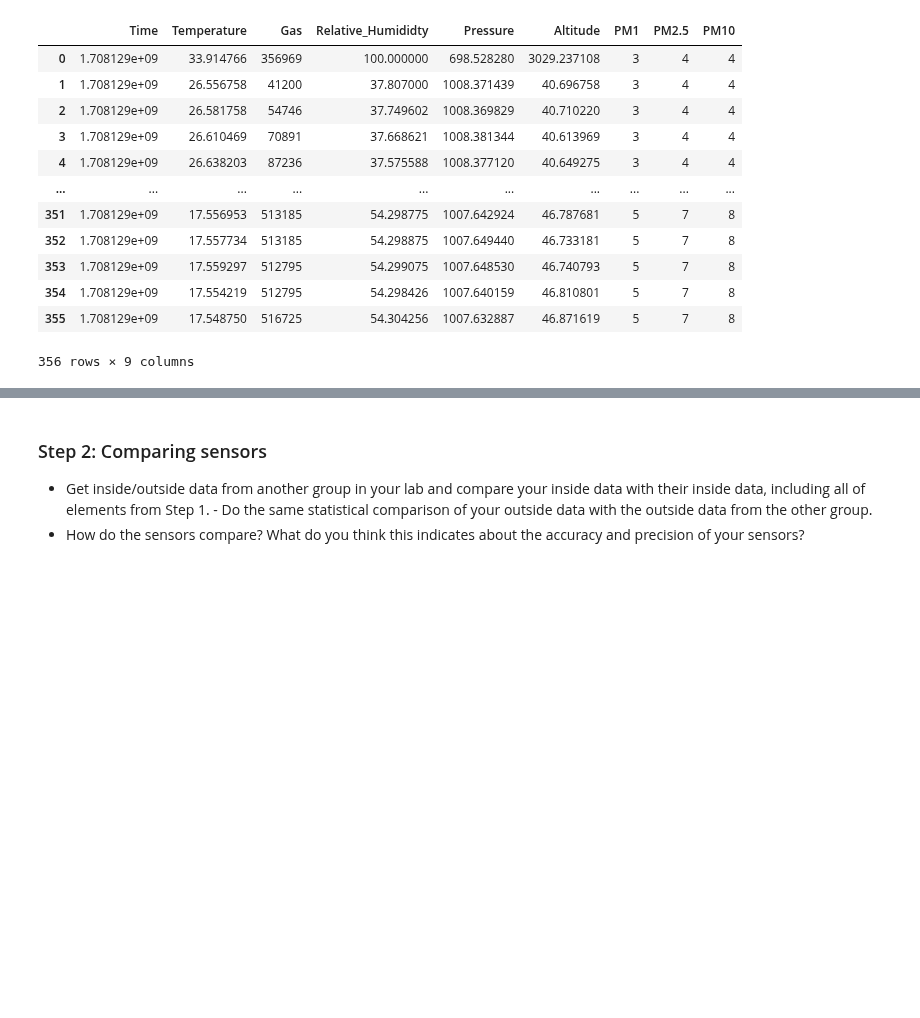
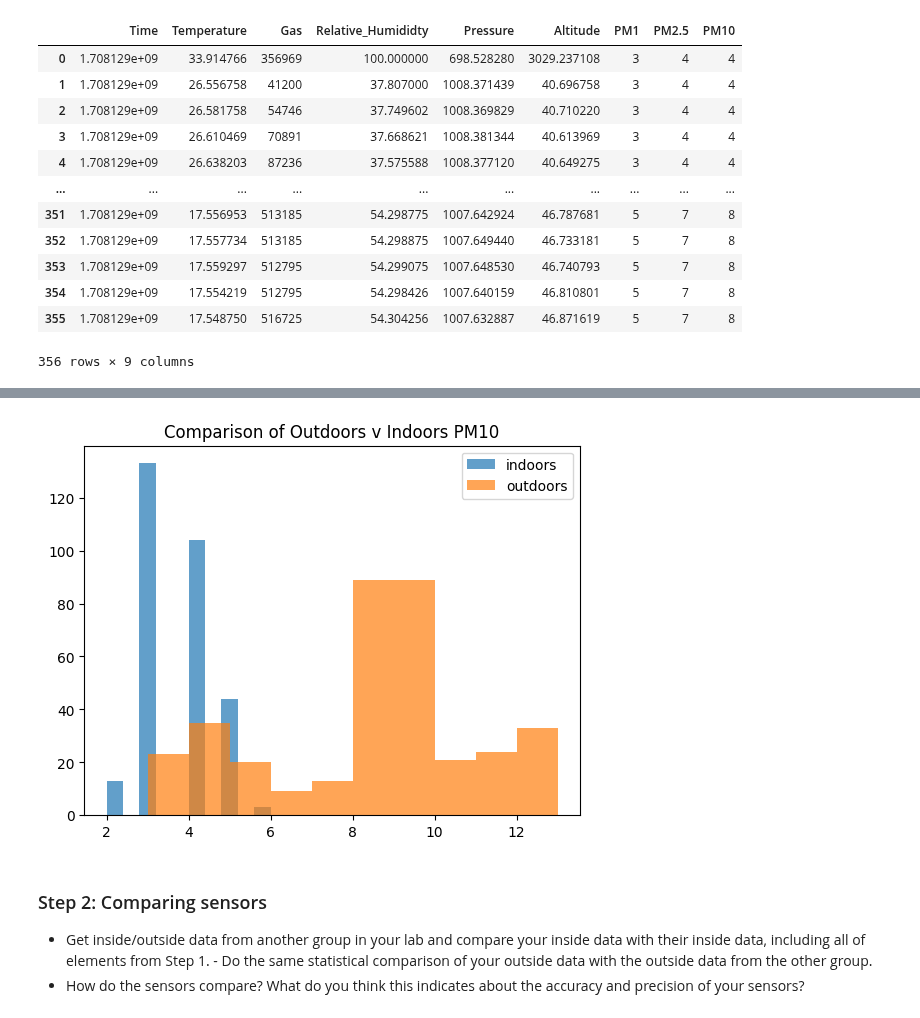
Before and after one commit to Gish-Sky/E11_LabWork, a Jupyter notebook: Lab-Activity-Week-6.ipynb, the cells around one changed output, grey strips where cells are left out. Drawn from its saved outputs; the diff is of its cells as text; code cells hidden in the pictures; blank space fills up the shorter version.

```diff
--- a/Lab-Activity-Week-6.ipynb
+++ b/Lab-Activity-Week-6.ipynb
@@ -46,3 +56,11 @@ outdoors
+# %%
+plt.hist(indoors['PM10'], alpha = 0.7, label = 'indoors')
+plt.hist(outdoors['PM10'], alpha = 0.7, label = 'outdoors')
+plt.legend()
+plt.title("Comparison of Outdoors v Indoors PM10")
+plt.show()
+# %% [output]
+[figure, added]
 # %% [markdown]
 ### Step 2: Comparing sensors
 - Get inside/outside data from another group in your lab and compare your inside data with their inside data, including all of elements from Step 1. - Do the same statistical comparison of your outside data with the outside data from the other group.
```
Also changed, not shown: parts of 3 cells of this notebook.
